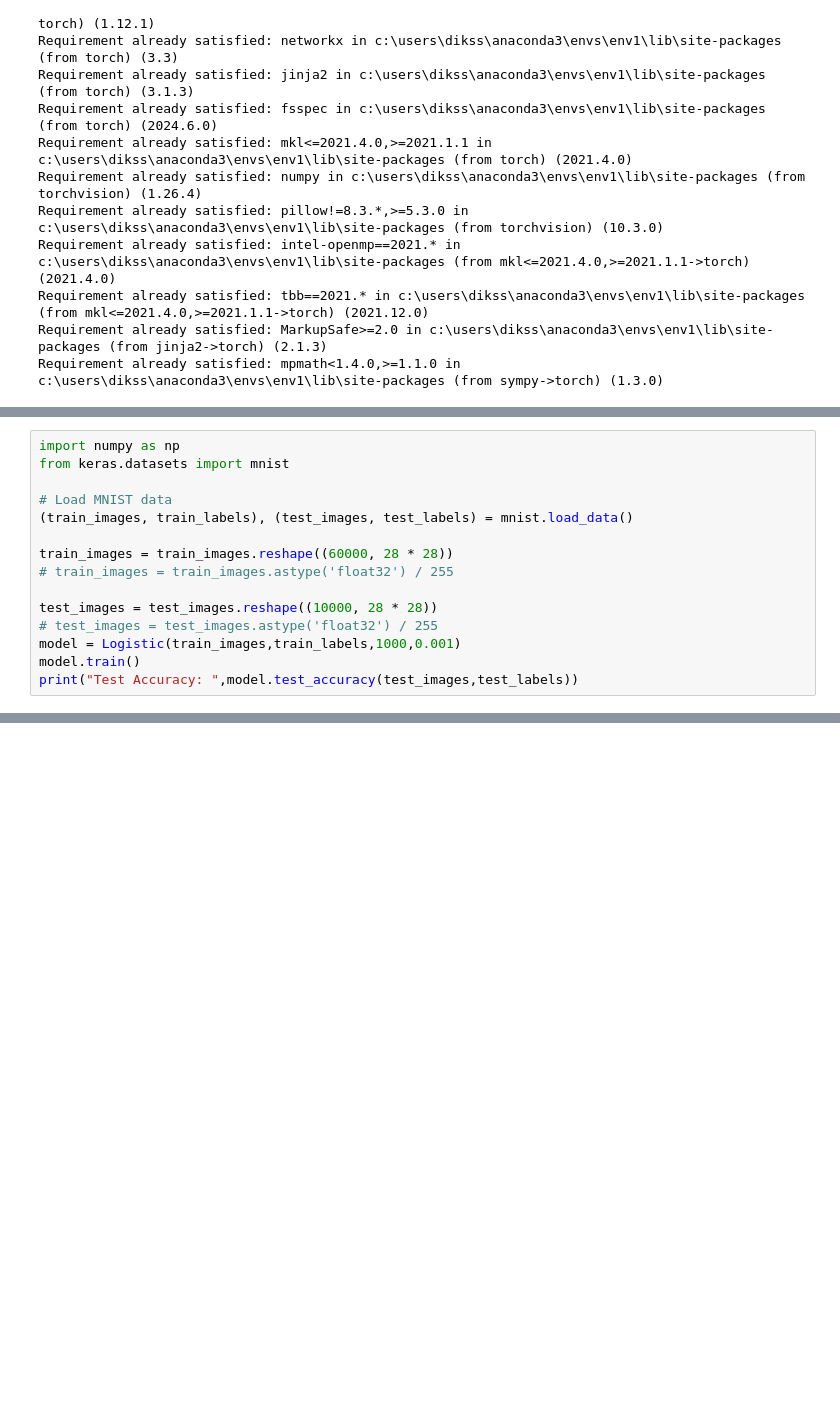
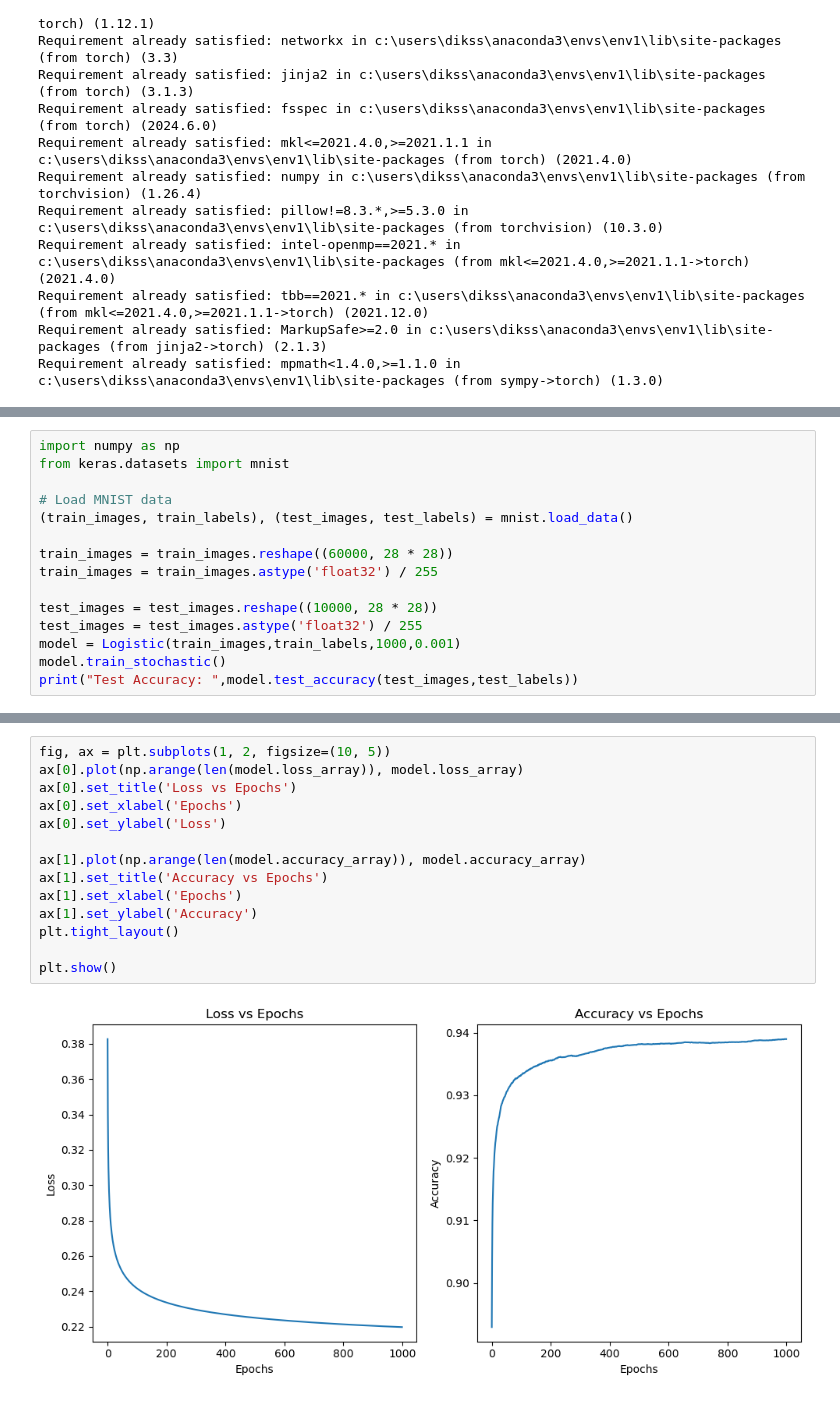
Before and after one commit to dk4248/ML-DL-Suite, a Jupyter notebook: Perceptron/logistic_multicategory.ipynb, the cells around one changed output, grey strips where cells are left out. Cells and saved outputs as stored; diff of their text form; blank space fills up the shorter version.

```diff
--- a/Perceptron/logistic_multicategory.ipynb
+++ b/Perceptron/logistic_multicategory.ipynb
@@ -263,11 +311,11 @@ from keras.datasets import mnist
 (train_images, train_labels), (test_images, test_labels) = mnist.load_data()
 
 train_images = train_images.reshape((60000, 28 * 28))
-# train_images = train_images.astype('float32') / 255
+train_images = train_images.astype('float32') / 255
 
 test_images = test_images.reshape((10000, 28 * 28))
-# test_images = test_images.astype('float32') / 255
+test_images = test_images.astype('float32') / 255
 model = Logistic(train_images,train_labels,1000,0.001)
-model.train()
+model.train_stochastic()
 print("Test Accuracy: ",model.test_accuracy(test_images,test_labels))
 # %% [output]
@@ -292,0 +339,16 @@ Test Accuracy:  0.9169
+# %%
+fig, ax = plt.subplots(1, 2, figsize=(10, 5))
+ax[0].plot(np.arange(len(model.loss_array)), model.loss_array)
+ax[0].set_title('Loss vs Epochs')
+ax[0].set_xlabel('Epochs')
+ax[0].set_ylabel('Loss')
+
+ax[1].plot(np.arange(len(model.accuracy_array)), model.accuracy_array)
+ax[1].set_title('Accuracy vs Epochs')
+ax[1].set_xlabel('Epochs')
+ax[1].set_ylabel('Accuracy')
+plt.tight_layout()
+
+plt.show()
+# %% [output]
+[figure, added]
```
Also changed, not shown: parts of 10 cells of this notebook, 20 other files.
